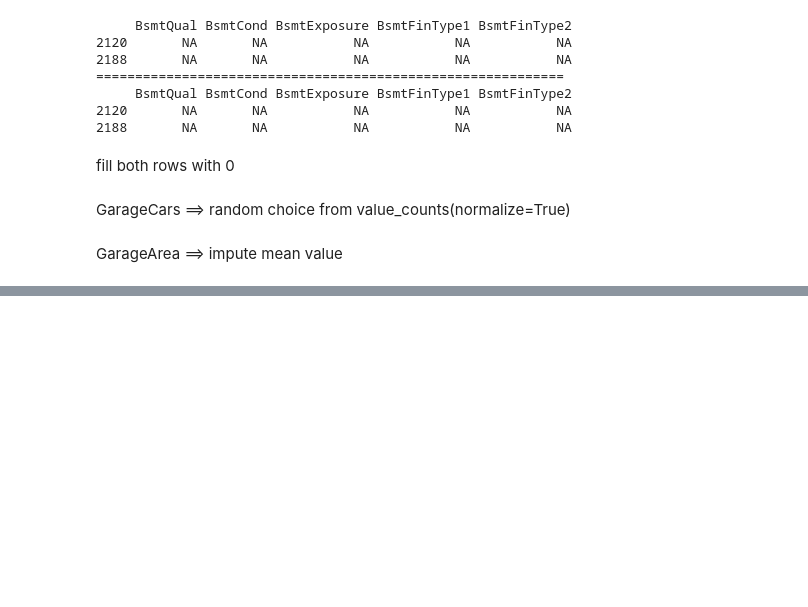
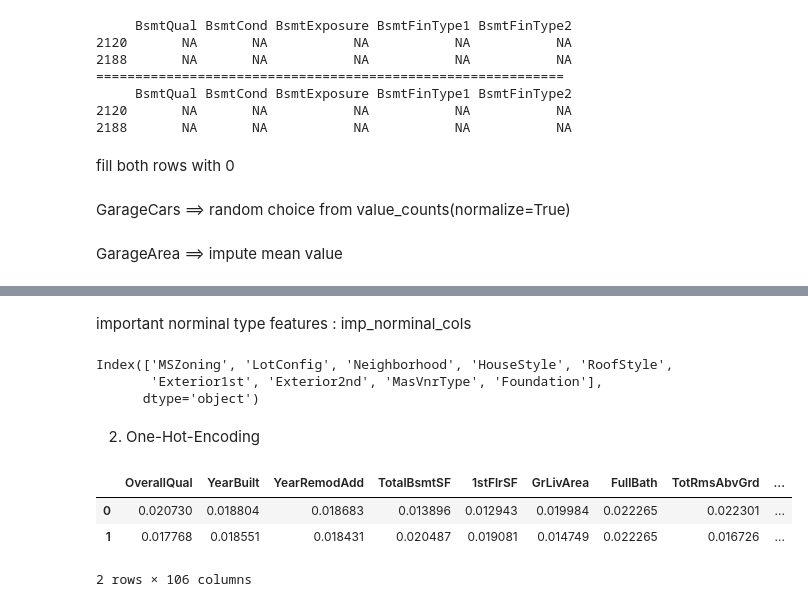
Before and after one commit to ineed-coffee/multicampus-AI-engineering, a Jupyter notebook: AI 학습을 위한 데이터 가공 및 시각화/20.10.01/Kaggle-House-Price , Advanced Regression Techniques.ipynb, the cells around one changed output, grey strips where cells are left out. Cells and saved outputs as stored; diff of their text form; code cells hidden in the pictures; blank space fills up the shorter version.

```diff
--- a/AI 학습을 위한 데이터 가공 및 시각화/20.10.01/Kaggle-House-Price , Advanced Regression Techniques.ipynb
+++ b/AI 학습을 위한 데이터 가공 및 시각화/20.10.01/Kaggle-House-Price , Advanced Regression Techniques.ipynb
@@ -309,0 +434,4 @@ data.BsmtQual.value_counts()
+# %%
+print(object_cols)
+ordinal_cols = object_cols[[2,3,4,6,17,18,20,21,22,23,24,26,29,30]]
+norminal_cols = object_cols[[0,1,5,7,8,9,10,11,12,13,14,15,16,19,25,27,28,31,32,33]]
@@ -309,0 +463,11 @@ data.BsmtQual.value_counts()
+# %%
+for col in norminal_cols:
+    data[col]=LabelEncoder().fit_transform(data[col])
+
+print(data[norminal_cols].skew())
+print('='*60)
+
+for col in norminal_cols:
+    if np.abs(data[col].skew())>2:
+        print(f'{col} column dropped')
+        data = data.drop(col,axis=1)
@@ -309,0 +492,23 @@ data.BsmtQual.value_counts()
+# %% [markdown]
+important norminal type features : imp_norminal_cols
+# %%
+imp_norminal_cols = pd.Index([element for element in norminal_cols if element in data.columns])
+imp_norminal_cols
+# %% [output]
+Index(['MSZoning', 'LotConfig', 'Neighborhood', 'HouseStyle', 'RoofStyle',
+       'Exterior1st', 'Exterior2nd', 'MasVnrType', 'Foundation'],
+      dtype='object')
+# %% [markdown]
+2. One-Hot-Encoding
+# %%
+for col in imp_norminal_cols:
+    ohe_cols = pd.get_dummies(data[col],prefix=col)
+    data = data.join(ohe_cols[ohe_cols.columns[:-1]])
+    data = data.drop(col,axis=1)
+# %%
+data.head(2)
+# %% [output]
+|  | OverallQual | YearBuilt | YearRemodAdd | TotalBsmtSF | 1stFlrSF | GrLivArea | FullBath | TotRmsAbvGrd | ... |
+| 0 | 0.020730 | 0.018804 | 0.018683 | 0.013896 | 0.012943 | 0.019984 | 0.022265 | 0.022301 | ... |
+| 1 | 0.017768 | 0.018551 | 0.018431 | 0.020487 | 0.019081 | 0.014749 | 0.022265 | 0.016726 | ... |
+2 rows × 106 columns
```
Also changed, not shown: parts of 58 cells of this notebook.
